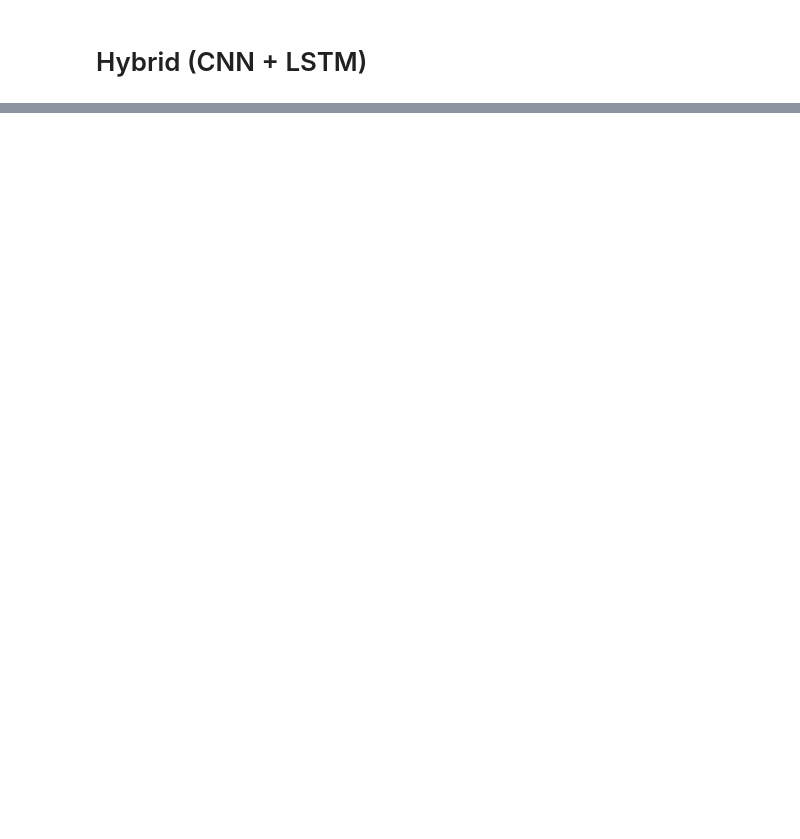
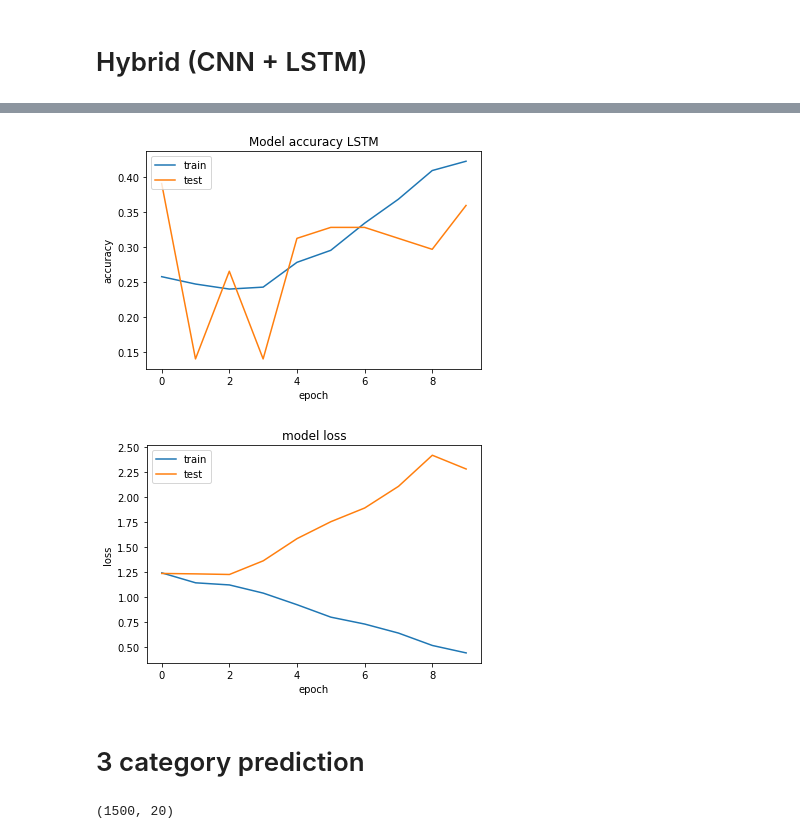
Before and after one commit to Ismail-therap/NLP-Project-, a Jupyter notebook: CNN_and_Hybrid_of_CNN+LSTM_in_text_classification.ipynb, the cells around one changed output, grey strips where cells are left out. Cells and saved outputs as stored; diff of their text form; code cells hidden in the pictures; blank space fills up the shorter version.

```diff
--- a/CNN_and_Hybrid_of_CNN+LSTM_in_text_classification.ipynb
+++ b/CNN_and_Hybrid_of_CNN+LSTM_in_text_classification.ipynb
@@ -49,0 +29,6 @@ data.head()
+# %%
+
+url='https://drive.google.com/file/d/1-vBpWV0H0cxX5jSeHlQIKXIiosMKwq2t/view?usp=sharing'
+file_id=url.split('/')[-2]
+dwn_url='https://drive.google.com/uc?id=' + file_id
+data = pd.read_csv(dwn_url)
@@ -164,13 +126,27 @@ model.add(LSTM(units=200))
 model.add(Dense(5,activation='softmax'))
 model.compile(loss='sparse_categorical_crossentropy',optimizer = 'adam',metrics = ['accuracy'])
 # %%
-model.fit(Xcnn_train, label_train,
-                     epochs=10,
-                     validation_data=(Xcnn_test, label_test),
-                     batch_size = 64)
+import time
+start = time.time()
+
+
+batch_size = 64
+X_train1 = Xcnn_train[batch_size:]
+y_train1 = label_train[batch_size:]
+X_valid = Xcnn_train[:batch_size]
+y_valid = label_train[:batch_size]
+
+history = model.fit(X_train1, y_train1,epochs=10, validation_data=(X_valid, y_valid),batch_size = batch_size)
 loss, accuracy = model.evaluate(Xcnn_train, label_train, verbose=False)
 print("Training Accuracy: {:.4f}".format(accuracy))
 loss, accuracy = model.evaluate(Xcnn_test, label_test, verbose=False)
 print("Testing Accuracy:  {:.4f}".format(accuracy))
+
+end = time.time()
+hours, rem = divmod(end-start, 3600)
+minutes, seconds = divmod(rem, 60)
+
+
+print("Execution time: "+"{:0>2}:{:0>2}:{:05.2f}".format(int(hours),int(minutes),seconds))
 # %% [output]
 Epoch 1/10
@@ -192,0 +169,20 @@ Testing Accuracy:  0.3880
+# %%
+# summarize history for accuracy
+plt.plot(history.history['accuracy'])
+plt.plot(history.history['val_accuracy'])
+plt.title('Model accuracy LSTM')
+plt.ylabel('accuracy')
+plt.xlabel('epoch')
+plt.legend(['train', 'test'], loc='upper left')
+plt.show()
+# summarize history for loss
+plt.plot(history.history['loss'])
+plt.plot(history.history['val_loss'])
+plt.title('model loss')
+plt.ylabel('loss')
+plt.xlabel('epoch')
+plt.legend(['train', 'test'], loc='upper left')
+plt.show()
+# %% [output]
+[figure, added]
+[figure, added]
@@ -192,0 +191,2 @@ Testing Accuracy:  0.3880
+# %% [markdown]
+# 3 category prediction
@@ -192,0 +212,16 @@ Testing Accuracy:  0.3880
+# %%
+reviews_smallest = data[data["three_star"] == 1]
+
+## sampling negative review:
+reviews_neg = data[data["three_star"] == 0]
+reviews_neg = reviews_neg.sample(n=reviews_smallest.shape[0])
+
+
+## sampling positive review:
+reviews_pos = data[data["three_star"] == 2]
+reviews_pos = reviews_pos.sample(n=reviews_smallest.shape[0])
+
+data = reviews_smallest.append([reviews_neg, reviews_pos])
+data.shape
+# %% [output]
+(1500, 20)
```
Also changed, not shown: parts of 33 cells of this notebook.
